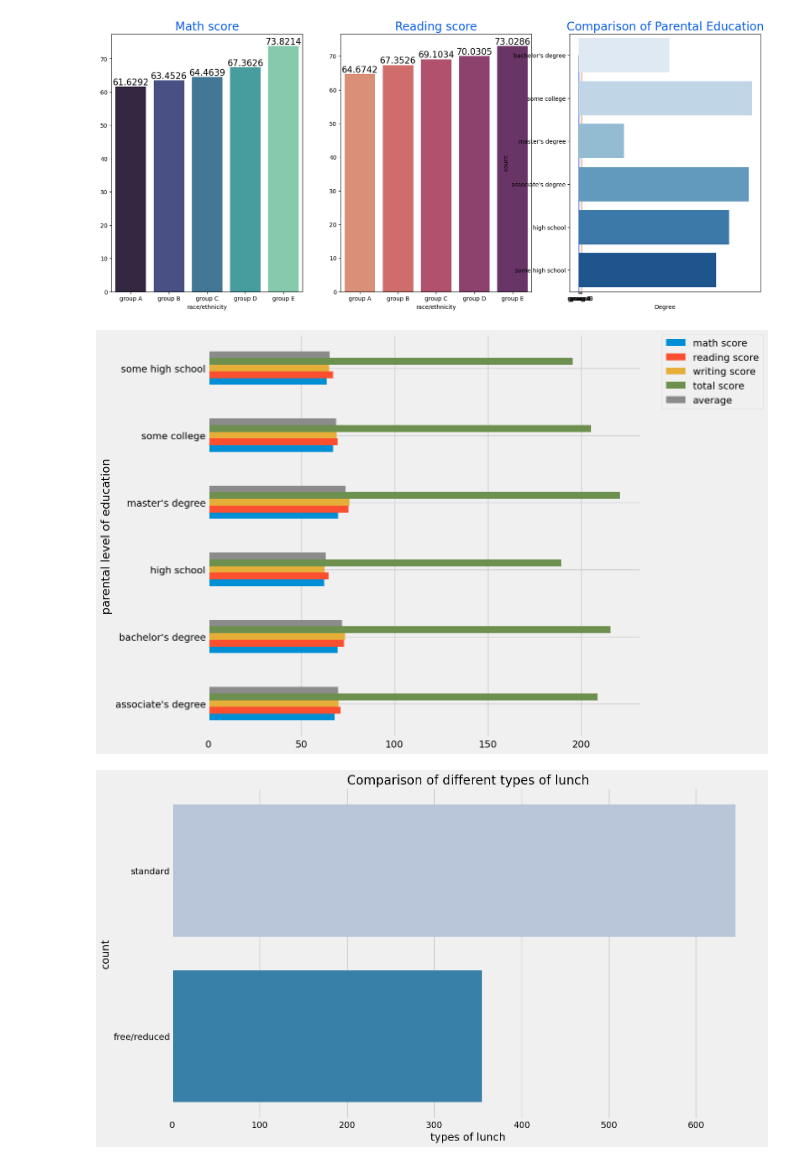
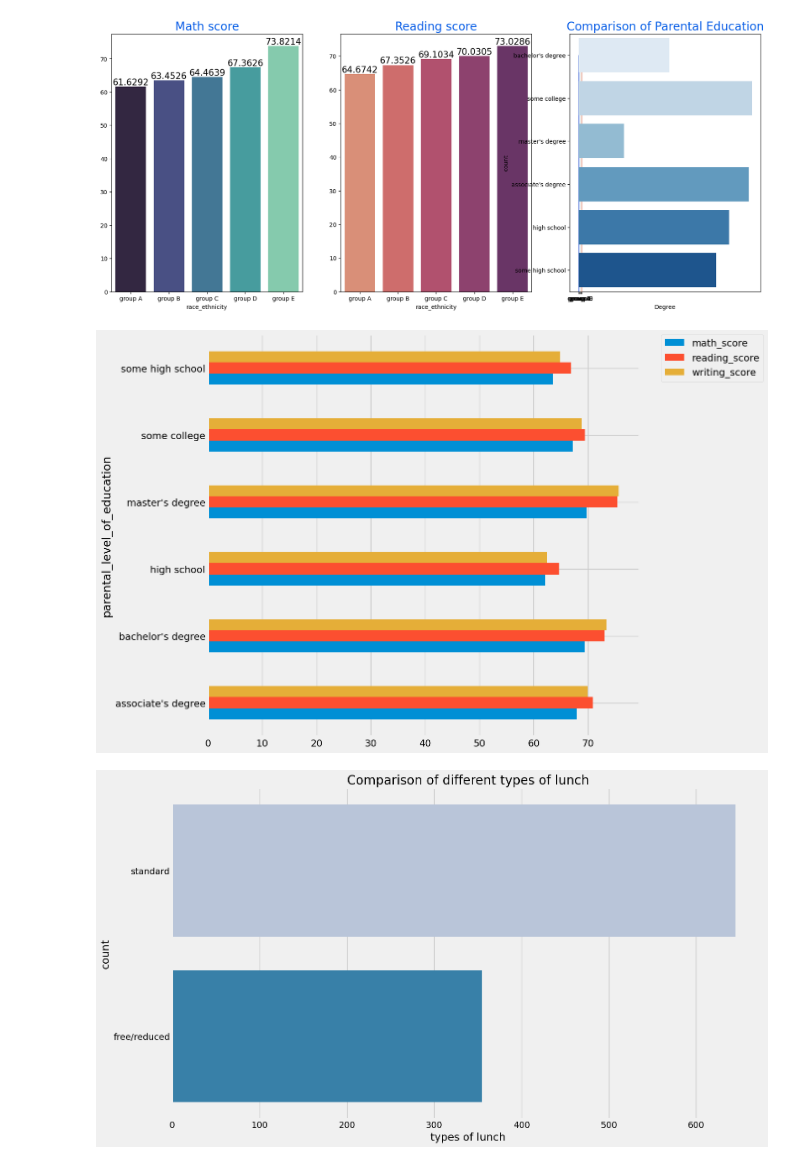
Before and after one commit to 2Prerna0/MLProject_AWS, a Jupyter notebook: notebook/EDA STUDENT PERFORMANCE.ipynb, the cells around one changed output. Drawn from its saved outputs; the diff is of its cells as text; code cells hidden in the pictures.

```diff
--- a/notebook/EDA STUDENT PERFORMANCE.ipynb
+++ b/notebook/EDA STUDENT PERFORMANCE.ipynb
@@ -130,7 +130,7 @@ df.head(2)
 | 0 | female | group B | bachelor's degree | standard | none | 72 | ... |
 | 1 | female | group C | some college | standard | completed | 69 | ... |
 # %%
-df['total score'] = df['math score'] + df['reading score'] + df['writing score']
+df['total score'] = df['math_score'] + df['reading_score'] + df['writing_score']
 df['average'] = df['total score'] / 3
 df.head()
 # %% [output]
@@ -356,14 +358,14 @@ plt.show()
 # %% [output]
 [figure]
 # %%
-df.groupby('parental level of education')[
+df.groupby('parental_level_of_education')[
     df.select_dtypes(include='number').columns
 ].mean().plot(kind='barh', figsize=(10, 10))
 
 plt.legend(bbox_to_anchor=(1.05, 1), loc=2, borderaxespad=0.)
 plt.show()
 # %% [output]
-[figure, old version]
+[figure, new version]
 # %%
 plt.rcParams['figure.figsize'] = (15, 9)
 plt.style.use('seaborn-v0_8-bright')
```
Also changed, not shown: parts of 22 cells of this notebook, 24 other files.
